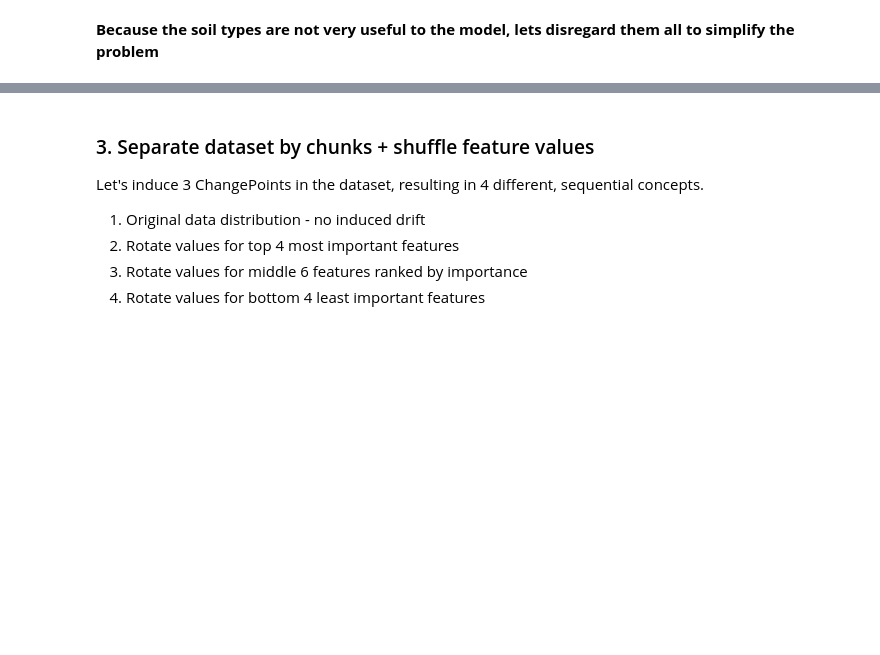
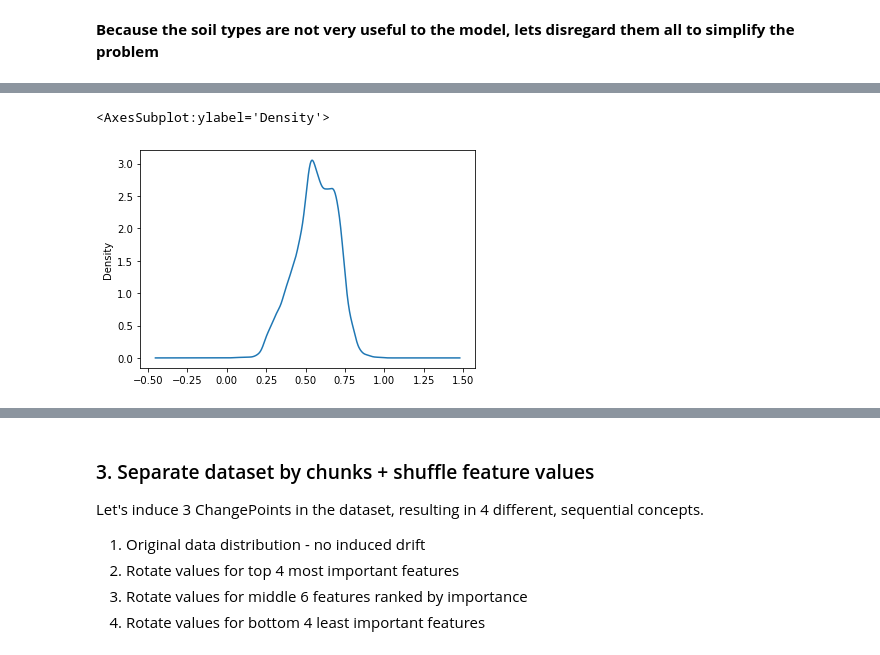
Before and after one commit to fastforwardlabs/concept-drift, a Jupyter notebook: notebooks/Covertype_EDA-fix.ipynb, the cells around one changed output, grey strips where cells are left out. Drawn from its saved outputs; the diff is of its cells as text; code cells hidden in the pictures; blank space fills up the shorter version.

```diff
--- a/notebooks/Covertype_EDA-fix.ipynb
+++ b/notebooks/Covertype_EDA-fix.ipynb
@@ -350,0 +378,5 @@ ranked_features
+# %%
+df[35000:70000].elevation.plot(kind="kde")
+# %% [output]
+<AxesSubplot:ylabel='Density'>
+[figure, added]
```
Also changed, not shown: parts of 25 cells of this notebook, 1 other file.
